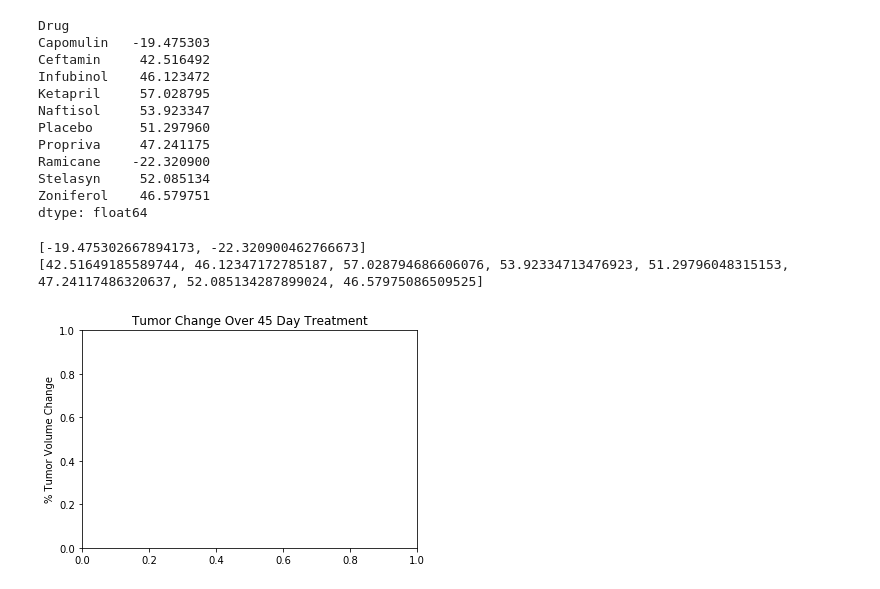
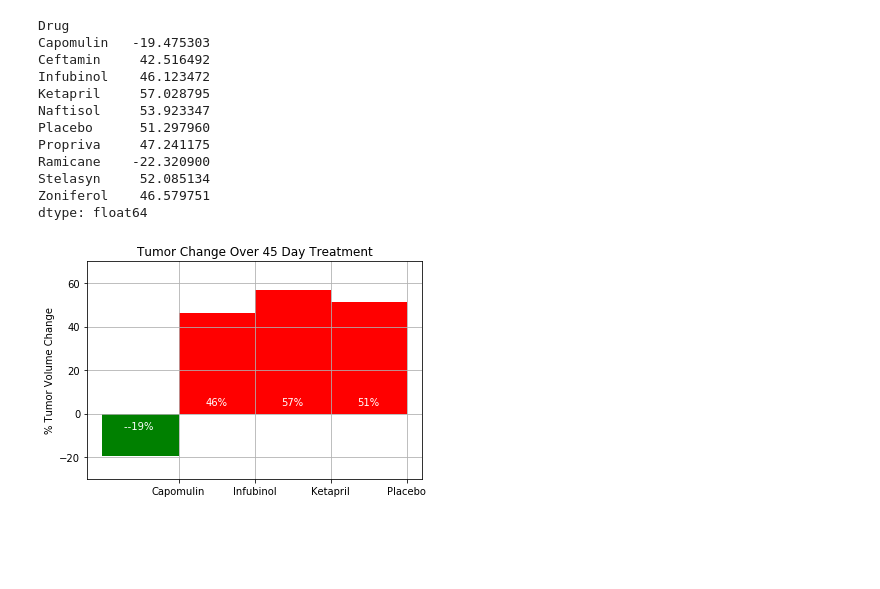
Before and after one commit to JayshreeManiar/Matplotlib-Challenge, a Jupyter notebook: Pymaceuticals/pymaceuticals_starter.ipynb, the cells around one changed output. Saved outputs shown, nothing was run; the diff lists cells and outputs as text; code cells hidden in the pictures; blank space fills up the shorter version.

Commit message:
corrected and finished plotting the last part

```diff
--- a/Pymaceuticals/pymaceuticals_starter.ipynb
+++ b/Pymaceuticals/pymaceuticals_starter.ipynb
@@ -324,46 +324,59 @@ dtype: float64
 # %%
 # Store all Relevant Percent Changes into a Tuple
 
-new_tuple=tuple(tumor_volume_change_percentage)
+pct_changes = (tumor_volume_change_percentage["Capomulin"],
+               tumor_volume_change_percentage["Infubinol"],
+               tumor_volume_change_percentage["Ketapril"],
+               tumor_volume_change_percentage["Placebo"])
 #print(new_tuple)
 drug_name=tumor_volume_change_percentage.index
 #drug_name=tuple(drug_name)
 #print(drug_name)
 
 #Capomulin   -19.475303
 #Infubinol    46.123472
 #Ketapril     57.028795
 #Placebo      51.297960
 
 # Splice the data between passing and failing drugs
-passing_drug=[]
-failing_drug=[]
-for i in new_tuple:
-    if i >=0 :
-        failing_drug.append(i)
-    else:
-        passing_drug.append(i)
-print(passing_drug)
-print(failing_drug)
+fig, ax = plt.subplots()
+ind = np.arange(len(pct_changes))
+width = 1
+rectsPass = ax.bar(ind[0], pct_changes[0], width, color='green')
+rectsFail = ax.bar(ind[1:], pct_changes[1:], width, color='red')
 
 
 # Orient widths. Add labels, tick marks, etc.
-#x_axis = ["Capomulin","Infubinol","Ketapril","Placebo"]
-#y_axis=
+ax.set_ylabel('% Tumor Volume Change')
+ax.set_title('Tumor Change Over 45 Day Treatment')
+ax.set_xticks(ind + 0.5)
+ax.set_xticklabels(('Capomulin', 'Infubinol', 'Ketapril', 'Placebo'))
+ax.set_autoscaley_on(False)
+ax.set_ylim([-30,70])
+ax.grid(True)
 
 # Use functions to label the percentages of changes
+def autolabelFail(rects):
+    for rect in rects:
+        height = rect.get_height()
+        ax.text(rect.get_x() + rect.get_width()/2., 3,
+                '%d%%' % int(height),
+                ha='center', va='bottom', color="white")
 
-
+def autolabelPass(rects):
+    for rect in rects:
+        height = rect.get_height()
+        ax.text(rect.get_x() + rect.get_width()/2., -8,
+                '-%d%% ' % int(height),
+                ha='center', va='bottom', color="white")
 # Call functions to implement the function calls
 
+autolabelPass(rectsPass)
+autolabelFail(rectsFail)
 
 # Save the Figure
-plt.title("Tumor Change Over 45 Day Treatment")
-plt.ylabel("% Tumor Volume Change")
-plt.savefig("% Tumor Volume Change")
-plt.show()
+fig.savefig("Analysis_4.png")
 # Show the Figure
+fig.show()
 # %% [output]
-[-19.475302667894173, -22.320900462766673]
-[42.51649185589744, 46.12347172785187, 57.028794686606076, 53.92334713476923, 51.29796048315153, 47.24117486320637, 52.085134287899024, 46.57975086509525]
-[figure, old version]
+[figure, new version]
```
Also changed, not shown: parts of 3 cells of this notebook, 5 other files.
